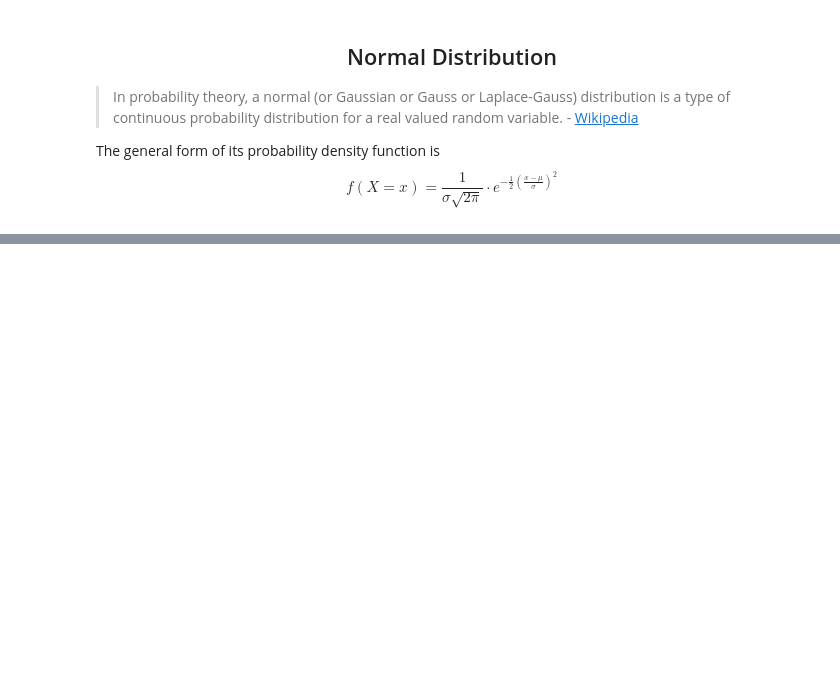
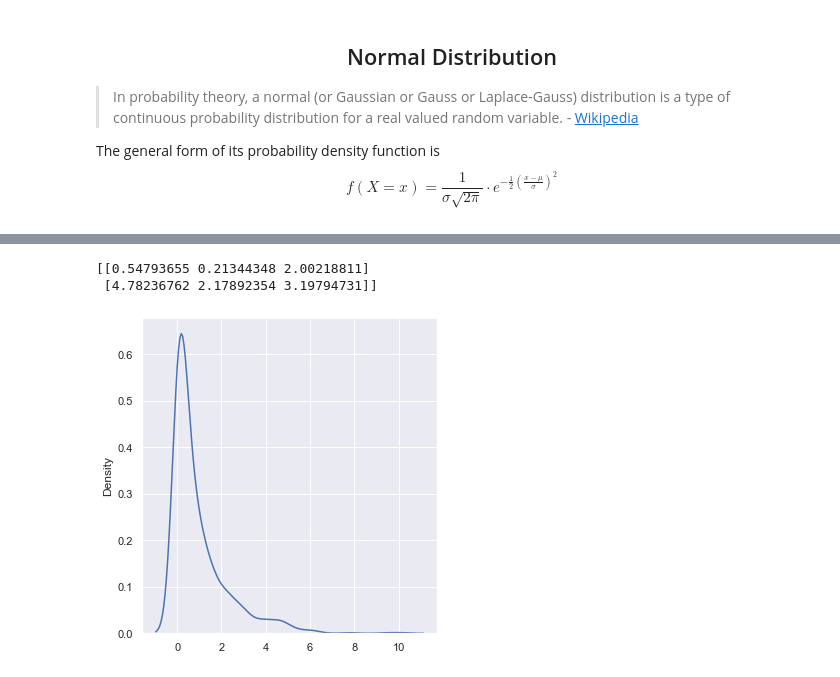
Before and after one commit to YashWalke/MScCS-Practicals, a Jupyter notebook: Semester 1/Fundamentals of Data Science/Practical 5.ipynb, the cells around one changed output, grey strips where cells are left out. Saved outputs shown, nothing was run; the diff lists cells and outputs as text; code cells hidden in the pictures; blank space fills up the shorter version.

```diff
--- a/Semester 1/Fundamentals of Data Science/Practical 5.ipynb
+++ b/Semester 1/Fundamentals of Data Science/Practical 5.ipynb
@@ -73,0 +113,12 @@ ax.set(xlabel = "Normal Dist.", ylabel = "Frequency")
+# %%
+from numpy import random
+x = random.chisquare(2, size = (2, 3))
+print(x)
+
+#sns.distplot(random.chisquare(df = 1, size = 1000), hist = False)
+sns.displot(random.chisquare(df = 1, size = 1000), kind = "kde")
+plt.show()
+# %% [output]
+[[0.54793655 0.21344348 2.00218811]
+ [4.78236762 2.17892354 3.19794731]]
+[figure, added]
```
Also changed, not shown: parts of 7 cells of this notebook, 1 other file.
